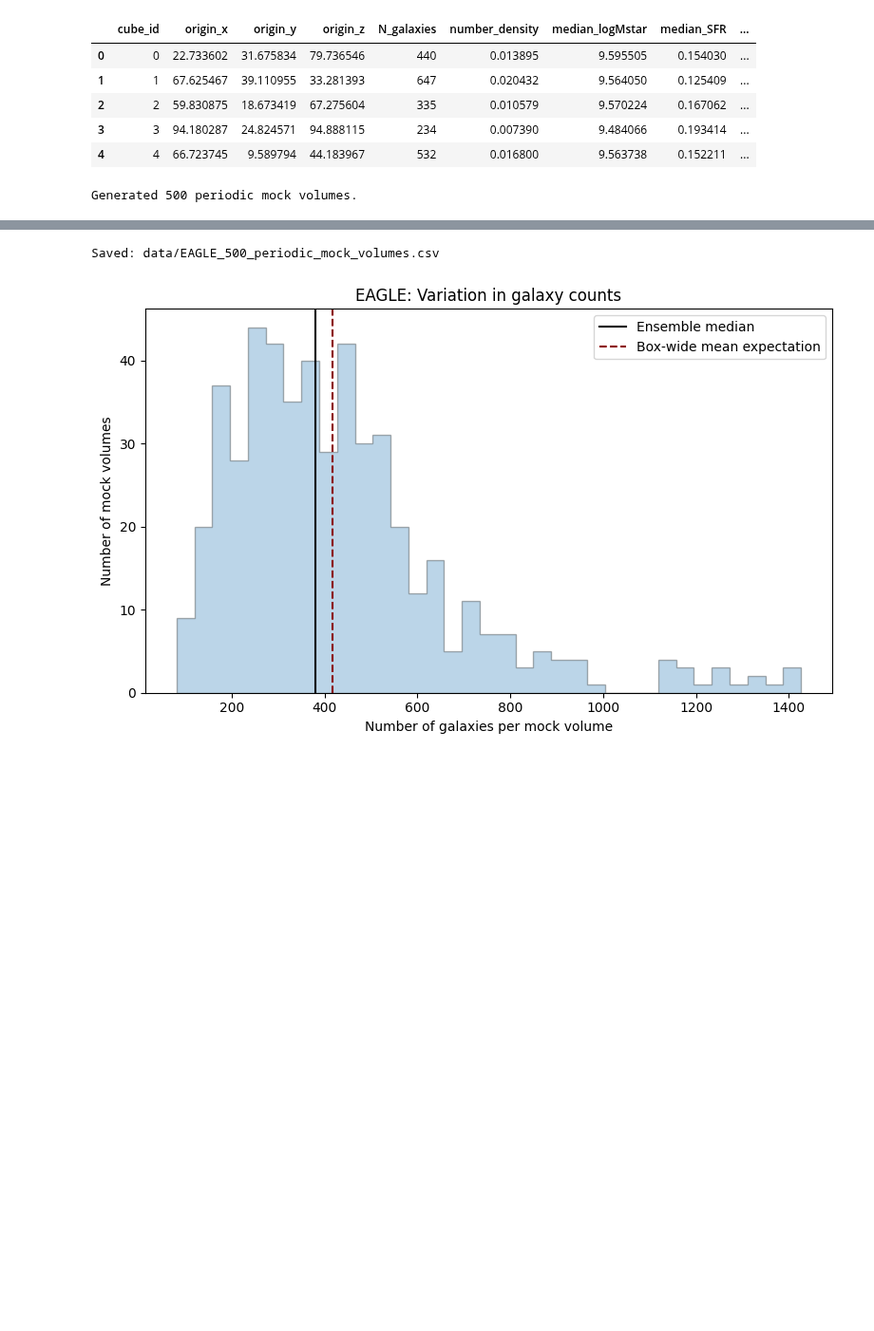
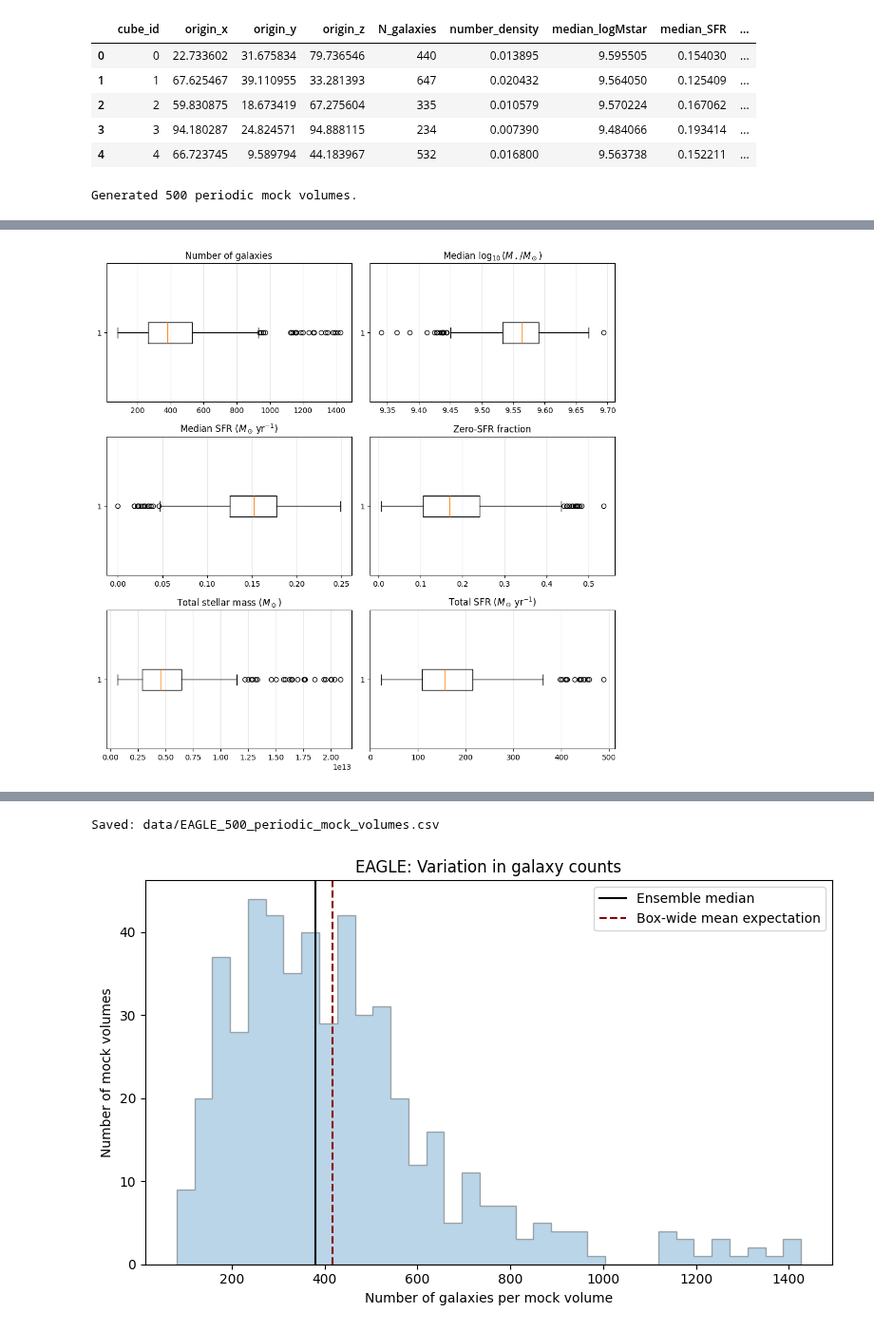
Before and after one commit to saatour/GW170817, a Jupyter notebook: 20261013_EAGLE_simulation_analysis_Chapter6.ipynb, the cells around one changed output, grey strips where cells are left out. Shown at 95% size. Saved outputs shown, nothing was run; the diff lists cells and outputs as text; code cells hidden in the pictures; blank space fills up the shorter version.

```diff
--- a/20261013_EAGLE_simulation_analysis_Chapter6.ipynb
+++ b/20261013_EAGLE_simulation_analysis_Chapter6.ipynb
@@ -1157,3 +1315,24 @@ Generated 500 periodic mock volumes.
+# %%
+fig, axes = plt.subplots(3, 2, figsize=(10, 10))
+
+plot_specs = [
+    ("N_galaxies", "Number of galaxies"),
+    ("median_logMstar", r"Median $\log_{10}(M_\star/M_\odot)$"),
+    ("median_SFR", r"Median SFR ($M_\odot\,\mathrm{yr}^{-1}$)"),
+    ("zero_SFR_fraction", "Zero-SFR fraction"),
+    ("total_stellar_mass", r"Total stellar mass ($M_\odot$)"),
+    ("total_SFR", r"Total SFR ($M_\odot\,\mathrm{yr}^{-1}$)")
+]
+
+for ax, (col, label) in zip(axes.flat, plot_specs):
+    ax.boxplot(ensemble[col].dropna(), vert=False)
+    ax.set_title(label)
+    ax.grid(True, axis="x", alpha=0.3)
+
+plt.tight_layout()
+plt.show()
+# %% [output]
+[figure, added]
 # %%
 properties = [
     "N_galaxies",
```
Also changed, not shown: parts of 7 cells of this notebook.
